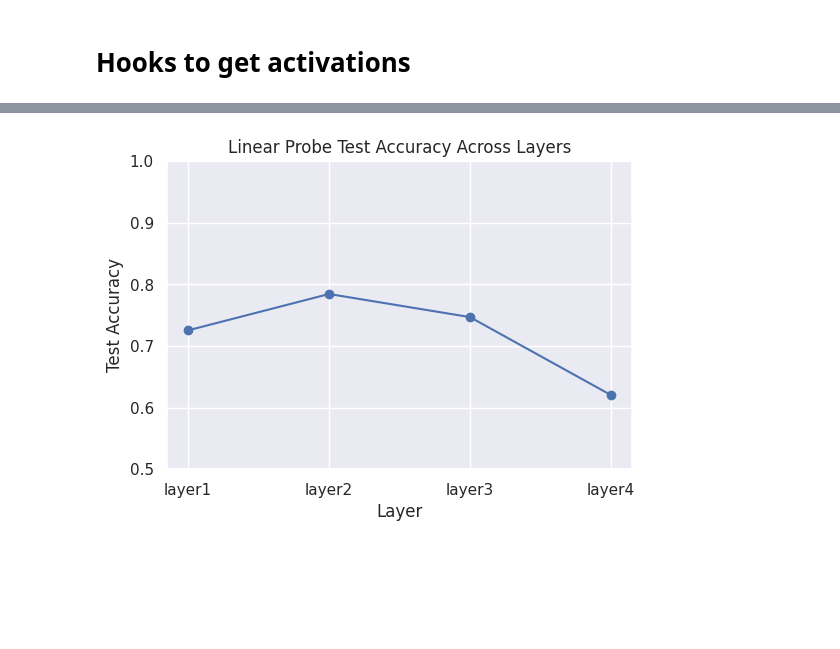
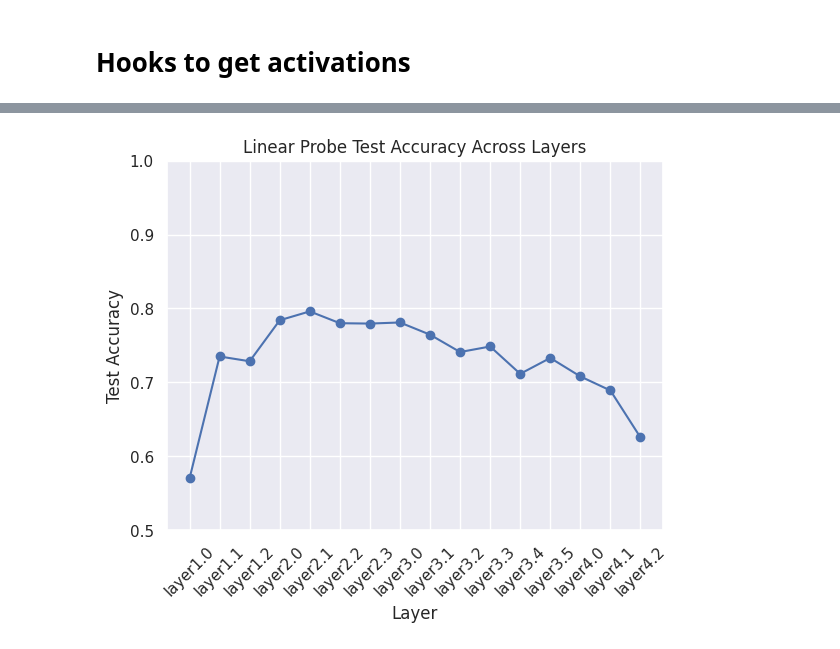
Before and after one commit to Venn1998/Adversarial_Attacks_detector, a Jupyter notebook: experiments.ipynb, the cells around one changed output, grey strips where cells are left out. Drawn from its saved outputs; the diff is of its cells as text; code cells hidden in the pictures; blank space fills up the shorter version.

```diff
--- a/experiments.ipynb
+++ b/experiments.ipynb
@@ -416,5 +358,5 @@ torch.save(adv_activ_total, "adv_activ_total.pth")
 # %%
-adv_activ_total = torch.load("adv_activ_total.pth")
+adv_activ_total = torch.load(ADV_ACTIVATIONS_PATH)
 # %%
 from sklearn.model_selection import train_test_split
 
@@ -480,12 +431,7 @@ class LinearProbe(nn.Module):
     def forward(self, x):
         return self.linear(x)
 
-probe_input_dims = {
-    'layer1': 64,
-    'layer2': 128,
-    'layer3': 256,
-    'layer4': 512,
-}
+probe_input_dims = {layer: acts.shape[1] for layer, acts in normal_activations.items()}
 
 linear_probes = {
     layer: LinearProbe(input_dim)
@@ -496,11 +442,11 @@ from torch.utils.data import DataLoader
 
 # Prepare dataloaders for layer1 probe
 batch_size = 128
-train_loader = DataLoader(probe_datasets['layer1']['train'], batch_size=batch_size, shuffle=True)
-test_loader = DataLoader(probe_datasets['layer1']['test'], batch_size=batch_size, shuffle=False)
+train_loader = DataLoader(probe_datasets['layer1.0']['train'], batch_size=batch_size, shuffle=True)
+test_loader = DataLoader(probe_datasets['layer1.0']['test'], batch_size=batch_size, shuffle=False)
 
 # Get the linear probe for layer1
-probe = linear_probes['layer1'].to(device)
+probe = linear_probes['layer1.0'].to(device)
 
 # Optimizer and loss
 optimizer = optim.Adam(probe.parameters(), lr=1e-3)
@@ -586,5 +532,5 @@ for layer, probe in linear_probes.items():
     print(f"Test accuracy for {layer}: {test_acc:.4f}")
     probe_results[layer] = test_acc
     # Save the trained probe for this layer
-    torch.save(probe.state_dict(), f"{layer}_linear_probe.pth")
+    torch.save(probe.state_dict(), os.path.join(PROBES_DIR, f"{layer}.pth"))
 # %% [output]
@@ -612,14 +573,15 @@ probe_results
 # %%
 # Plot probe test accuracy across layers
 layer_names = list(probe_results.keys())
 accuracies = [probe_results[layer] for layer in layer_names]
 
-plt.figure(figsize=(6, 4))
+plt.figure()
 plt.plot(layer_names, accuracies, marker='o')
 plt.ylabel('Test Accuracy')
 plt.xlabel('Layer')
 plt.title('Linear Probe Test Accuracy Across Layers')
 plt.ylim(0.5, 1)
+plt.xticks(rotation=45)
 plt.show()
 # %% [output]
-[figure, old version]
+[figure, new version]
```
Also changed, not shown: parts of 32 cells of this notebook, 1 other file.
